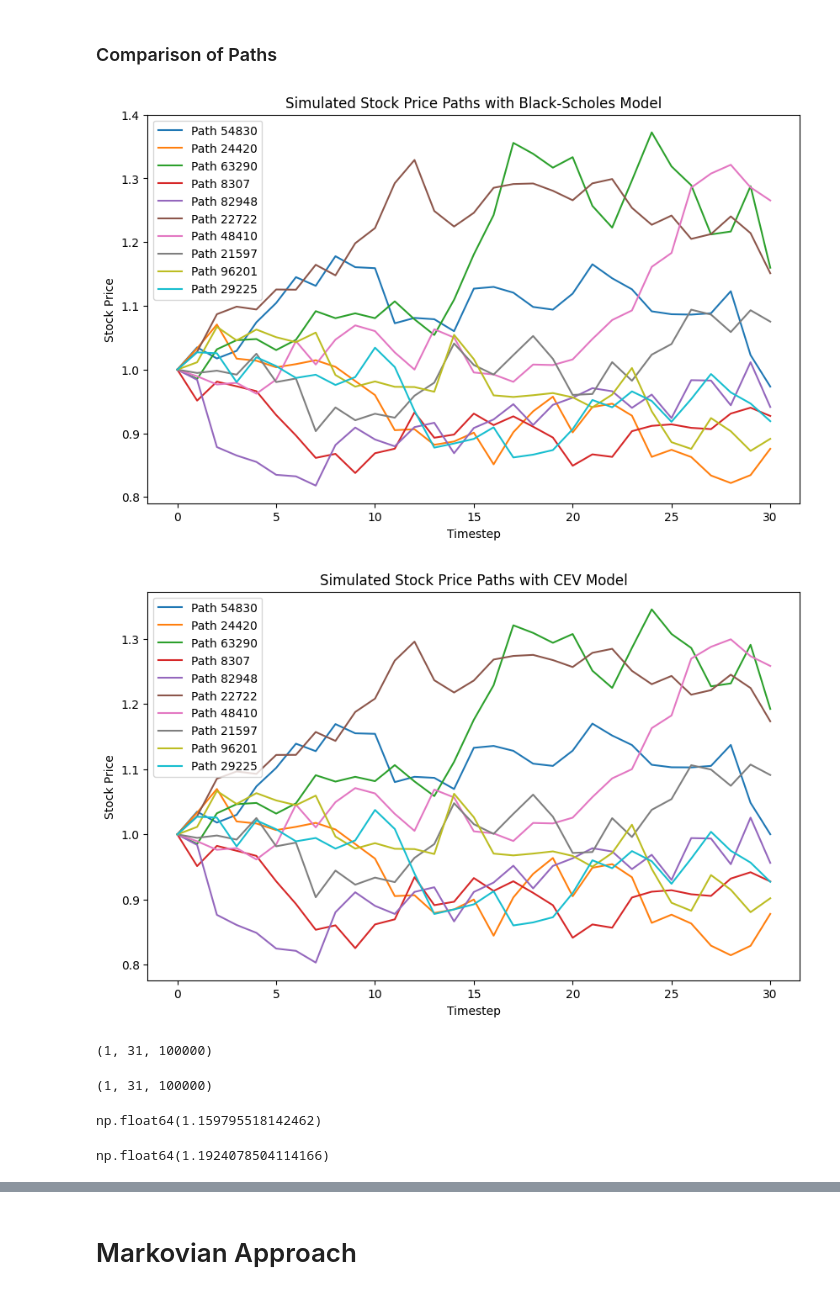
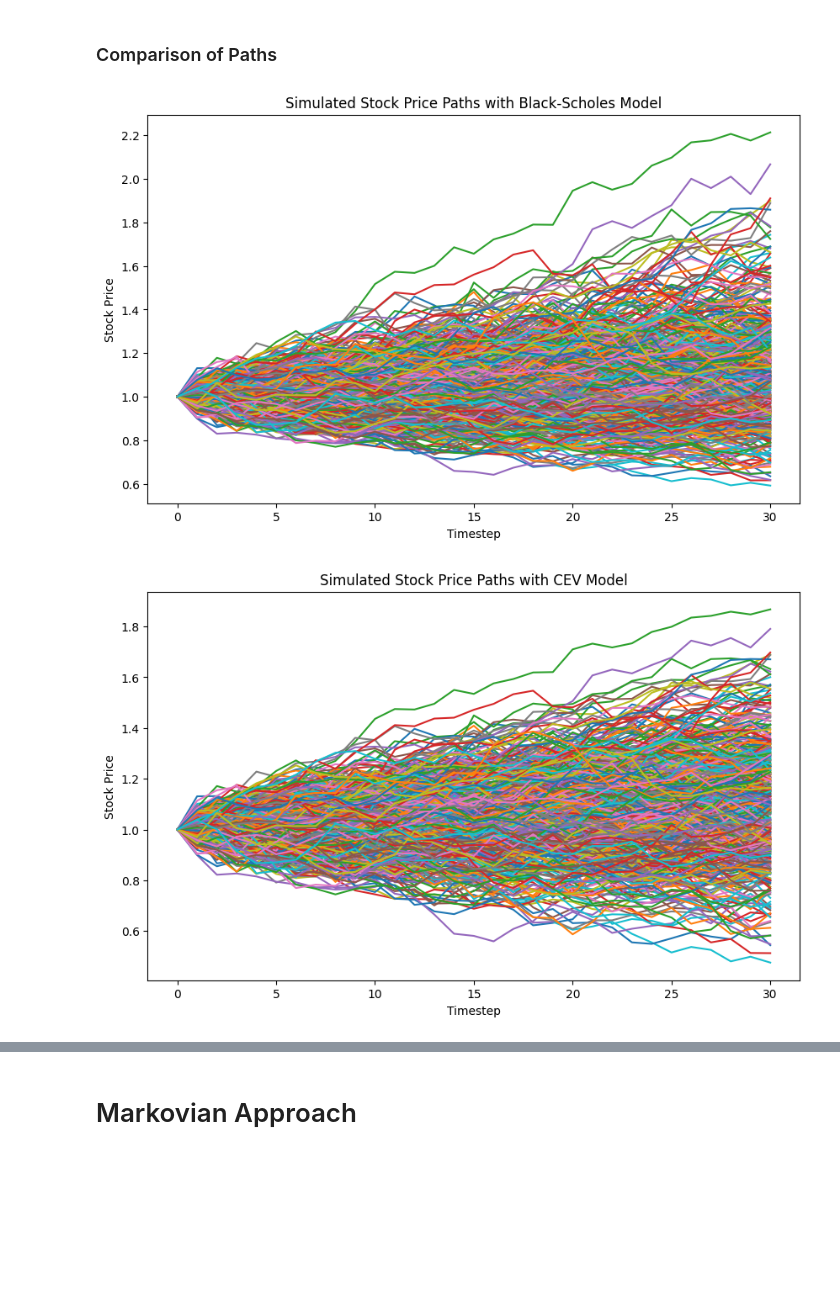
Before and after one commit to nhundo99/DeepFinance, a Jupyter notebook: project.ipynb, the cells around one changed output, grey strips where cells are left out. Saved outputs shown, nothing was run; the diff lists cells and outputs as text; code cells hidden in the pictures; blank space fills up the shorter version.

```diff
--- a/project.ipynb
+++ b/project.ipynb
@@ -132,9 +142,9 @@ NameError: name 'timesteps' is not defined
 # %%
 samples_Z_2 = rho*samples_Z_1 + np.sqrt(1-rho**2)*samples_Z_3
 # %%
-heston_price_paths = np.zeros([N,timesteps+1])
-heston_vol_paths = np.zeros([N,timesteps+1])
+heston_price_paths = np.zeros((m, N+1, R))
+heston_vol_paths = np.zeros((m, N+1, R))
 
-heston_price_paths[:,0] = S_0
+heston_price_paths[:,0] = S0
 heston_vol_paths[:,0] = nu_0
 # %%
@@ -159,12 +167,20 @@ for i in range(N):
         nu_t = new_nu
 # %%
 plt.figure(figsize=(10, 6))
-paths = np.random.choice(N, 50)
+paths = np.random.choice(N, 5)
+plt.subplot(2, 1, 1)
 for i in paths:
-    plt.plot(heston_price_paths[i])# , label=f'Path {i+1}')
+    plt.plot(heston_price_paths[0, :,i], label=f'Path {i+1}')
+plt.title('Simulated Stock Price Paths Heston Moel')
+plt.legend()
+
+plt.subplot(2, 1, 2)
+for i in paths:
+    plt.plot(heston_vol_paths[0, :,i] , label=f'Path {i+1}')
+plt.title('Simulated Stock Volume Paths Heston Model')
 plt.xlabel('Timestep')
-plt.ylabel('Stock Price')
-plt.title('Simulated Stock Price Paths')
-# plt.legend()
+plt.legend()
+
+plt.tight_layout()
 plt.show()
 # %% [output]
@@ -174,44 +190,28 @@ For the Heston Model we have the risk of having negativ $\nu_{t + \Delta t}$ val
 # %% [markdown]
 ### Comparison of Paths
 # %%
-paths = np.random.choice(R, 10)
+paths = np.random.choice(R, 500)
 # %%
 plt.figure(figsize=(10, 6))
 for i in paths:
-    plt.plot(BS_price_paths[0, :,i], label=f'Path {i+1}')
+    plt.plot(BS_price_paths[0, :,i])# , label=f'Path {i+1}')
 plt.xlabel('Timestep')
 plt.ylabel('Stock Price')
 plt.title('Simulated Stock Price Paths with Black-Scholes Model')
-plt.legend()
+# plt.legend()
 plt.show()
 # %% [output]
-[figure, old version]
+[figure, new version]
 # %%
 plt.figure(figsize=(10, 6))
 for i in paths:
-    plt.plot(CEV_price_paths[0, :,i], label=f'Path {i+1}')
+    plt.plot(CEV_price_paths[0, :,i])# , label=f'Path {i+1}')
 plt.xlabel('Timestep')
 plt.ylabel('Stock Price')
 plt.title('Simulated Stock Price Paths with CEV Model')
-plt.legend()
+# plt.legend()
 plt.show()
 # %% [output]
-[figure, old version]
+[figure, new version]
-# %%
-CEV_price_paths.shape
-# %% [output]
-(1, 31, 100000)
-# %%
-BS_price_paths.shape
-# %% [output]
-(1, 31, 100000)
-# %%
-BS_price_paths[0,30,63289]
-# %% [output]
-np.float64(1.159795518142462)
-# %%
-CEV_price_paths[0,30,63289]
-# %% [output]
-np.float64(1.1924078504114166)
 # %%
 plt.figure(figsize=(10, 6))
```
Also changed, not shown: parts of 45 cells of this notebook.
